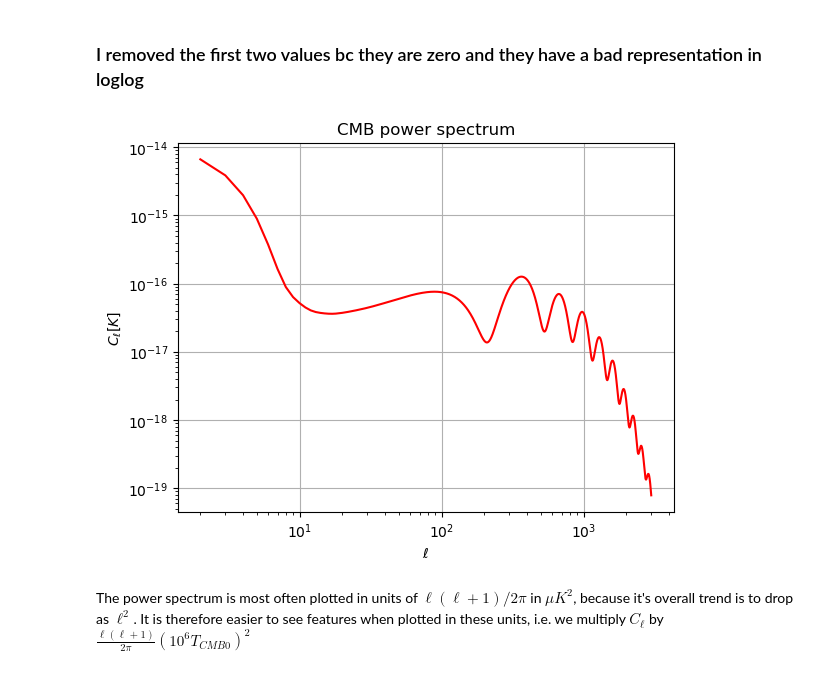
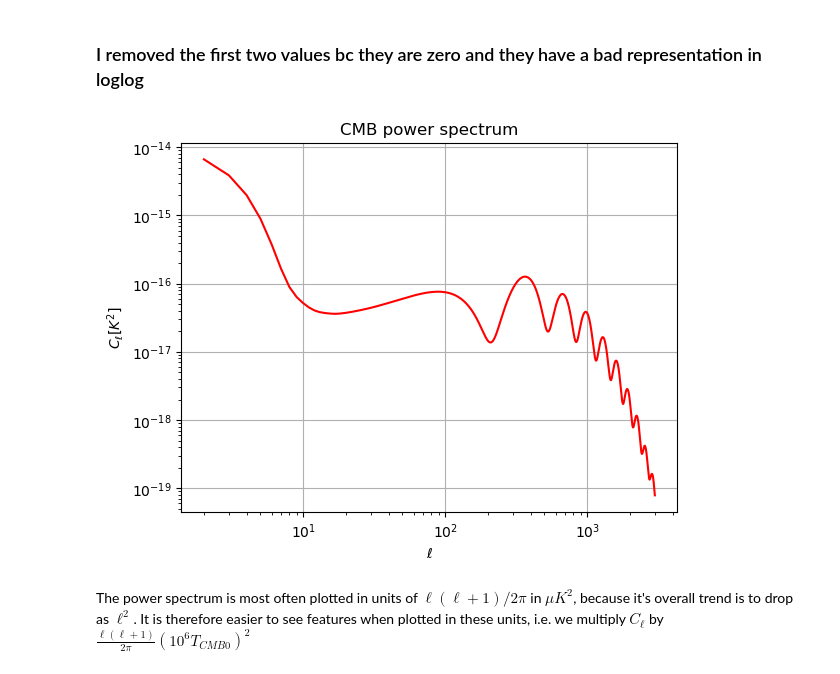
Before and after one commit to farocrown/Simreg, a Jupyter notebook: cl_cmb_try1.ipynb, the cells around one changed output. Drawn from its saved outputs; the diff is of its cells as text; code cells hidden in the pictures.

```diff
--- a/cl_cmb_try1.ipynb
+++ b/cl_cmb_try1.ipynb
@@ -44,11 +44,11 @@ print(cl_tot['ee'])
 # %%
 plt.loglog(cl_tot['ell'][2:],cl_tot['ee'][2:], color='r')
 plt.xlabel('$\ell$')
-plt.ylabel('$C_{\ell}[K]$')
+plt.ylabel('$C_{\ell}[K^2]$')
 plt.title('CMB power spectrum')
 plt.grid(True)
 # %% [output]
-[figure, old version]
+[figure, new version]
 # %% [markdown]
 The power spectrum is most often plotted in units of $\ell(\ell+1)/2\pi$ in $\mu K^2$, because it's overall trend is to drop as $\ell^2$. It is therefore easier to see features when plotted in these units, i.e. we multiply $C_{\ell}$ by $\frac{\ell(\ell+1)}{2\pi}(10^6T_{CMB0})^2$
 # %%
```
